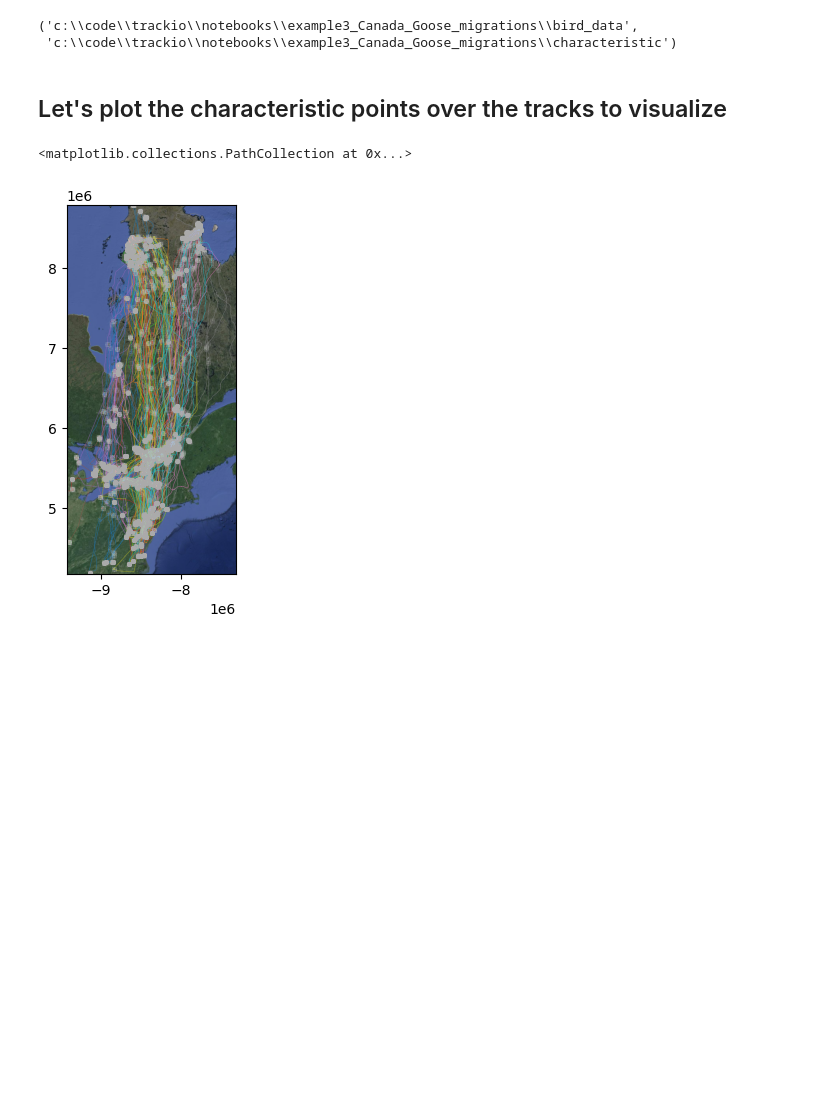
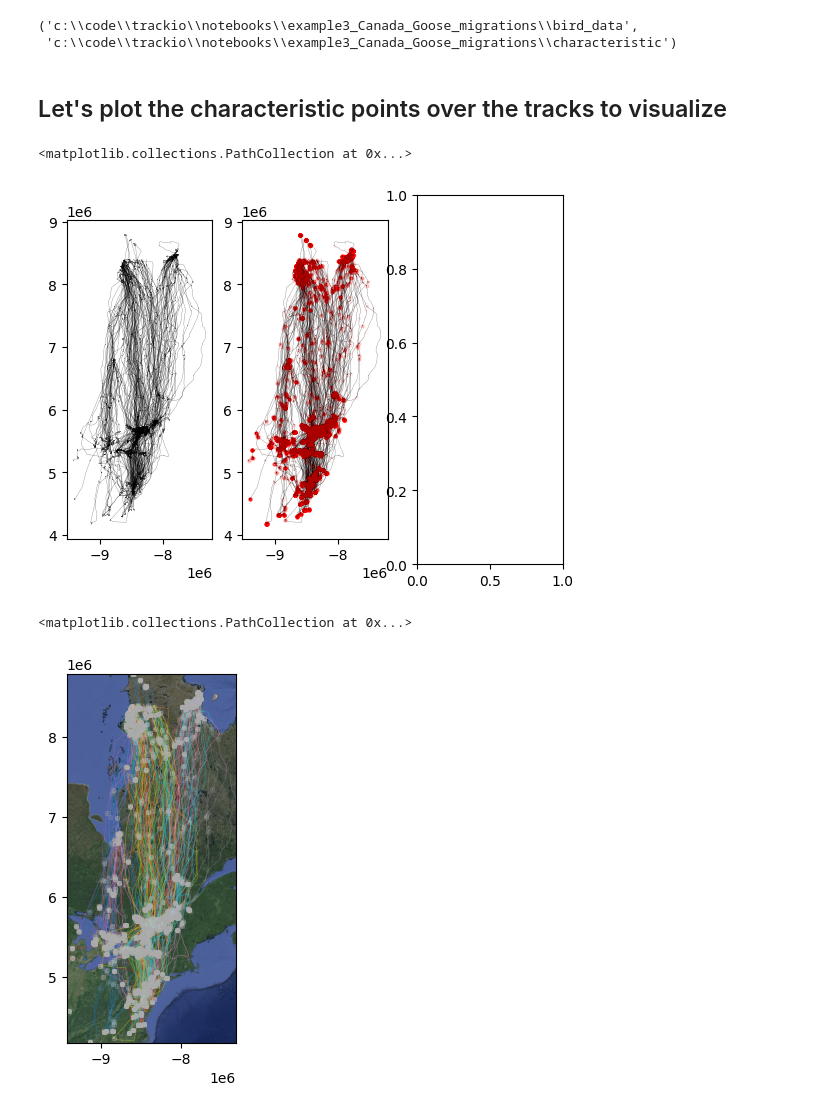
Before and after one commit to derekeden/trackio, a Jupyter notebook: notebooks/example3_Canada_Goose_migrations/example3.ipynb, the cells around one changed output. Drawn from its saved outputs; the diff is of its cells as text; code cells hidden in the pictures; blank space fills up the shorter version.

```diff
--- a/notebooks/example3_Canada_Goose_migrations/example3.ipynb
+++ b/notebooks/example3_Canada_Goose_migrations/example3.ipynb
@@ -290,6 +290,14 @@ ds.data_path, char.data_path
 # %%
 #convert to dataframe
 char_df = char.to_df()
+# %%
+fig, ax = plt.subplots(1, 3)
+gdf.plot(ax=ax[0], linewidth=0.25, color='k', alpha=0.5)
+gdf.plot(ax=ax[1], linewidth=0.25, color='k', alpha=0.5)
+ax[1].scatter(char_df['X'], char_df['Y'], c='r', alpha=0.01, s=5, zorder=999)
+# %% [output]
+<matplotlib.collections.PathCollection at 0x...>
+[figure, added]
 # %%
 #plot the stops
 plt.figure()
```
Also changed, not shown: parts of 6 cells of this notebook, 2 other files.
